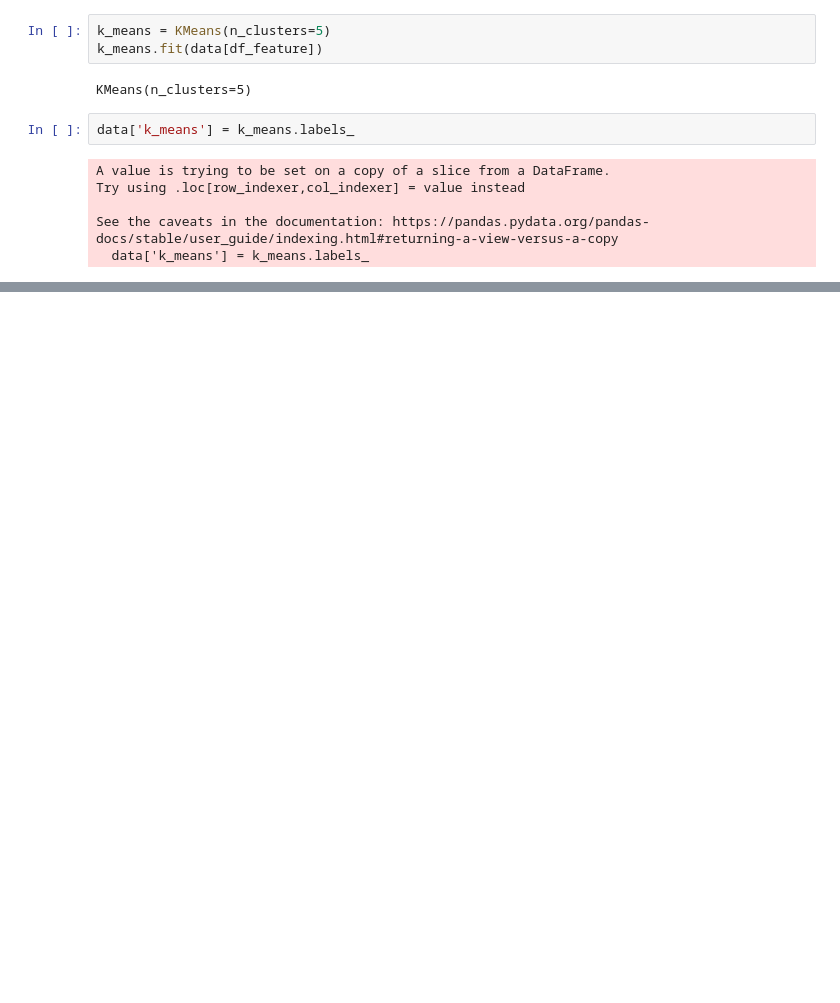
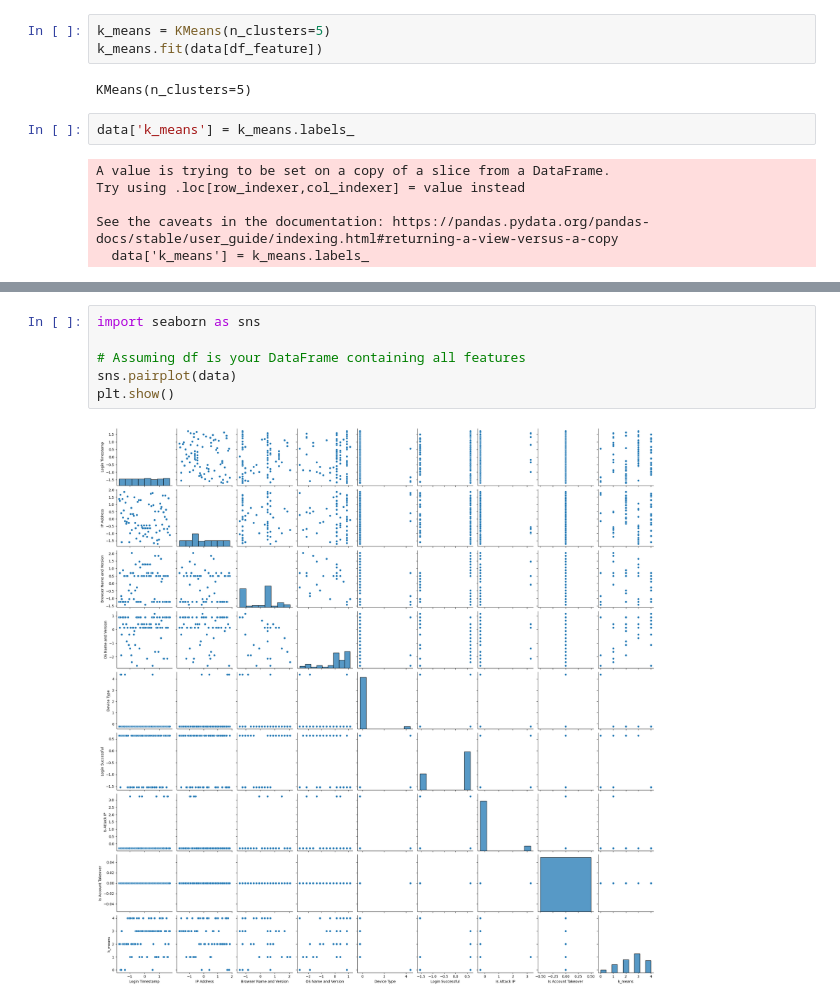
Before and after one commit to Nathius262/auth-insight, a Jupyter notebook: K_MEANS_ENHANCING USER AUTHENTICATION EXPERIENCE THROUGH BIG DATA ANALYSIS AND SINGLE SIGN-ON INTEGRATION.ipynb, the cells around one changed output, grey strips where cells are left out. Cells and saved outputs as stored; diff of their text form; blank space fills up the shorter version.

```diff
--- a/K_MEANS_ENHANCING USER AUTHENTICATION EXPERIENCE THROUGH BIG DATA ANALYSIS AND SINGLE SIGN-ON INTEGRATION.ipynb
+++ b/K_MEANS_ENHANCING USER AUTHENTICATION EXPERIENCE THROUGH BIG DATA ANALYSIS AND SINGLE SIGN-ON INTEGRATION.ipynb
@@ -235,4 +235,12 @@ data.describe()
 | 50% | 0.000000e+00 | -2.012564e-01 | 5.034508e-01 | 1.400830e-01 | -2.279212e-01 | 6.488857e-01 | ... |
 | 75% | 8.553989e-01 | 8.289671e-01 | 6.958069e-01 | 8.965309e-01 | -2.279212e-01 | 6.488857e-01 | ... |
 | max | 1.710798e+00 | 1.859191e+00 | 2.042300e+00 | 1.148680e+00 | 4.387482e+00 | 6.488857e-01 | ... |
+# %%
+import seaborn as sns
+
+# Assuming df is your DataFrame containing all features
+sns.pairplot(data)
+plt.show()
+# %% [output]
+[figure, added]
 # %%
```
Also changed, not shown: parts of 2 cells of this notebook, 5 other files.
